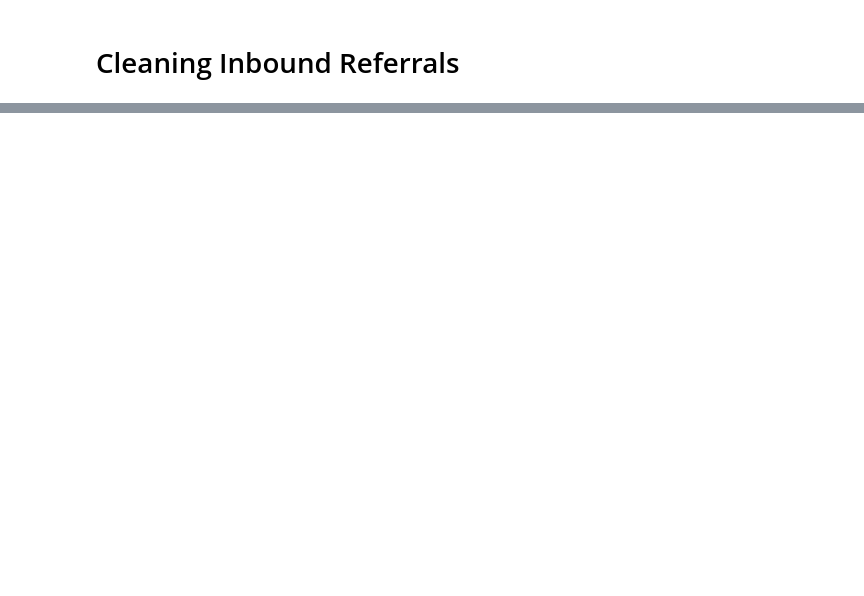
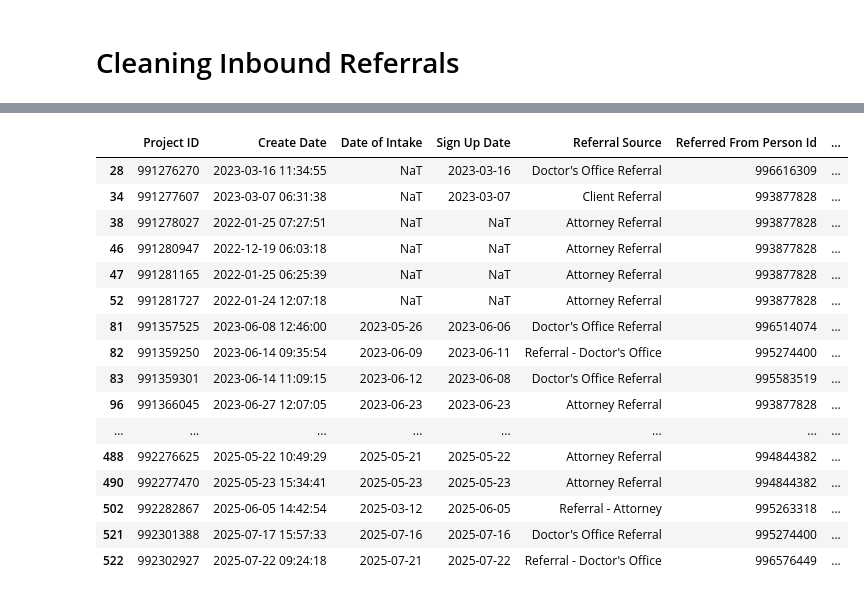
Before and after one commit to The-Jaklitsch-Law-Group/JLG_Provider_Recommender, a Jupyter notebook: prepare_contacts/contact_cleaning.ipynb, the cells around one changed output, grey strips where cells are left out. Saved outputs shown, nothing was run; the diff lists cells and outputs as text; code cells hidden in the pictures; blank space fills up the shorter version.

Commit message:
Cleaning inbound referral data

```diff
--- a/prepare_contacts/contact_cleaning.ipynb
+++ b/prepare_contacts/contact_cleaning.ipynb
@@ -208,6 +208,27 @@ df_in
 # %%
-ref1_cols = ['Referred From Full Name',
+shared_cols = ['Project ID',
+                'Create Date',
+                'Date of Intake',
+                'Sign Up Date'
+                ]
+
+ref1_cols = ['Referral Source',
+            'Referred From Person Id',
+            'Referred From Full Name',
             'Referred From Address 1 Line 1',
             'Referred From Address 1 City',
             'Referred From Address 1 State',
             'Referred From Address 1 Zip']
+
+ref2_cols = ['Secondary Referral Source',
+            'Secondary Referred From Person Id',
+            'Secondary Referred From Full Name',
+            'Secondary Referred From Address 1 Line 1',
+            'Secondary Referred From Address 1 City',
+            'Secondary Referred From Address 1 State',
+            'Secondary Referred From Address 1 Zip']
+
+df_in_rf2 = df_in[shared_cols + ref2_cols]
+
+df_in_rf2 = df_in_rf2[df_in_rf2['Secondary Referred From Person Id'] > 0]
+df_in_rf2.head(5)
@@ -213,0 +242,5 @@ ref1_cols = ['Referred From Full Name',
+# %%
+df_in_rf2 = df_in[shared_cols + ref2_cols]
+
+df_in_rf2 = df_in_rf2[df_in_rf2['Secondary Referred From Person Id'] > 0]
+df_in_rf2.head(5)
@@ -213,0 +254,33 @@ ref1_cols = ['Referred From Full Name',
+# %%
+new_col_names = {
+    'Secondary Referral Source': 'Referral Source',
+    'Secondary Referred From Person Id':'Referred From Person Id',
+    'Secondary Referred From Full Name':'Referred From Full Name',
+    'Secondary Referred From Address 1 Line 1':'Referred From Address 1 Line 1',
+    'Secondary Referred From Address 1 City':'Referred From Address 1 City',
+    'Secondary Referred From Address 1 State':'Referred From Address 1 State',
+    'Secondary Referred From Address 1 Zip':'Referred From Address 1 Zip'
+}
+
+# df_in_rf2.rename(columns=new_col_names)
+
+df_in_rf2 = df_in_rf2.rename(columns=new_col_names)
+df_in_rf2
+# %% [output]
+|  | Project ID | Create Date | Date of Intake | Sign Up Date | Referral Source | Referred From Person Id | ... |
+| 28 | 991276270 | 2023-03-16 11:34:55 | NaT | 2023-03-16 | Doctor's Office Referral | 996616309 | ... |
+| 34 | 991277607 | 2023-03-07 06:31:38 | NaT | 2023-03-07 | Client Referral | 993877828 | ... |
+| 38 | 991278027 | 2022-01-25 07:27:51 | NaT | NaT | Attorney Referral | 993877828 | ... |
+| 46 | 991280947 | 2022-12-19 06:03:18 | NaT | NaT | Attorney Referral | 993877828 | ... |
+| 47 | 991281165 | 2022-01-25 06:25:39 | NaT | NaT | Attorney Referral | 993877828 | ... |
+| 52 | 991281727 | 2022-01-24 12:07:18 | NaT | NaT | Attorney Referral | 993877828 | ... |
+| 81 | 991357525 | 2023-06-08 12:46:00 | 2023-05-26 | 2023-06-06 | Doctor's Office Referral | 996514074 | ... |
+| 82 | 991359250 | 2023-06-14 09:35:54 | 2023-06-09 | 2023-06-11 | Referral - Doctor's Office | 995274400 | ... |
+| 83 | 991359301 | 2023-06-14 11:09:15 | 2023-06-12 | 2023-06-08 | Doctor's Office Referral | 995583519 | ... |
+| 96 | 991366045 | 2023-06-27 12:07:05 | 2023-06-23 | 2023-06-23 | Attorney Referral | 993877828 | ... |
+| ... | ... | ... | ... | ... | ... | ... | ... |
+| 488 | 992276625 | 2025-05-22 10:49:29 | 2025-05-21 | 2025-05-22 | Attorney Referral | 994844382 | ... |
+| 490 | 992277470 | 2025-05-23 15:34:41 | 2025-05-23 | 2025-05-23 | Attorney Referral | 994844382 | ... |
+| 502 | 992282867 | 2025-06-05 14:42:54 | 2025-03-12 | 2025-06-05 | Referral - Attorney | 995263318 | ... |
+| 521 | 992301388 | 2025-07-17 15:57:33 | 2025-07-16 | 2025-07-16 | Doctor's Office Referral | 995274400 | ... |
+| 522 | 992302927 | 2025-07-22 09:24:18 | 2025-07-21 | 2025-07-22 | Referral - Doctor's Office | 996576449 | ... |
```
Also changed, not shown: parts of 12 cells of this notebook, 2 other files.
